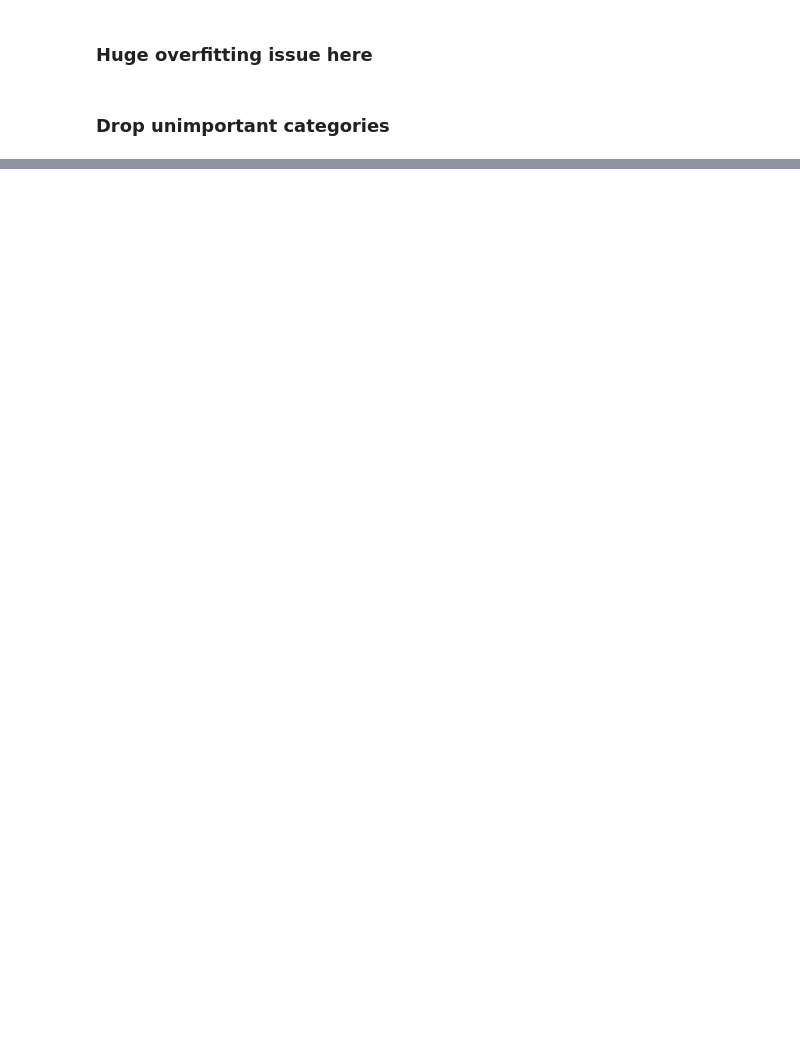
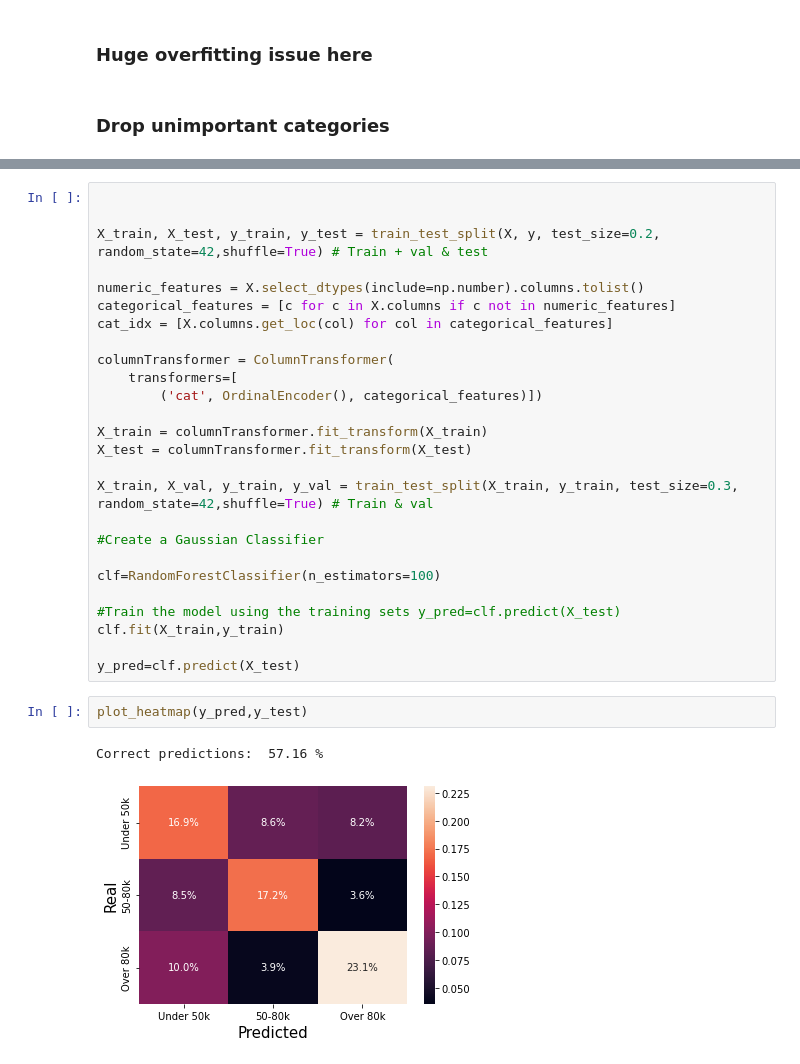
Before and after one commit to johmakinen/Data-related-salaries, a Jupyter notebook: src/modeling/model_testing.ipynb, the cells around one changed output, grey strips where cells are left out. Drawn from its saved outputs; the diff is of its cells as text; blank space fills up the shorter version.

```diff
--- a/src/modeling/model_testing.ipynb
+++ b/src/modeling/model_testing.ipynb
@@ -168,0 +197,31 @@ Correct predictions:  59.41 %
+# %%
+
+
+X_train, X_test, y_train, y_test = train_test_split(X, y, test_size=0.2, random_state=42,shuffle=True) # Train + val & test
+
+numeric_features = X.select_dtypes(include=np.number).columns.tolist()
+categorical_features = [c for c in X.columns if c not in numeric_features]
+cat_idx = [X.columns.get_loc(col) for col in categorical_features]
+
+columnTransformer = ColumnTransformer(
+    transformers=[
+        ('cat', OrdinalEncoder(), categorical_features)])
+
+X_train = columnTransformer.fit_transform(X_train)
+X_test = columnTransformer.fit_transform(X_test)
+
+X_train, X_val, y_train, y_val = train_test_split(X_train, y_train, test_size=0.3, random_state=42,shuffle=True) # Train & val
+
+#Create a Gaussian Classifier
+
+clf=RandomForestClassifier(n_estimators=100)
+
+#Train the model using the training sets y_pred=clf.predict(X_test)
+clf.fit(X_train,y_train)
+
+y_pred=clf.predict(X_test)
+# %%
+plot_heatmap(y_pred,y_test)
+# %% [output]
+Correct predictions:  57.16 %
+[figure, added]
```
Also changed, not shown: parts of 15 cells of this notebook, 6 other files.
